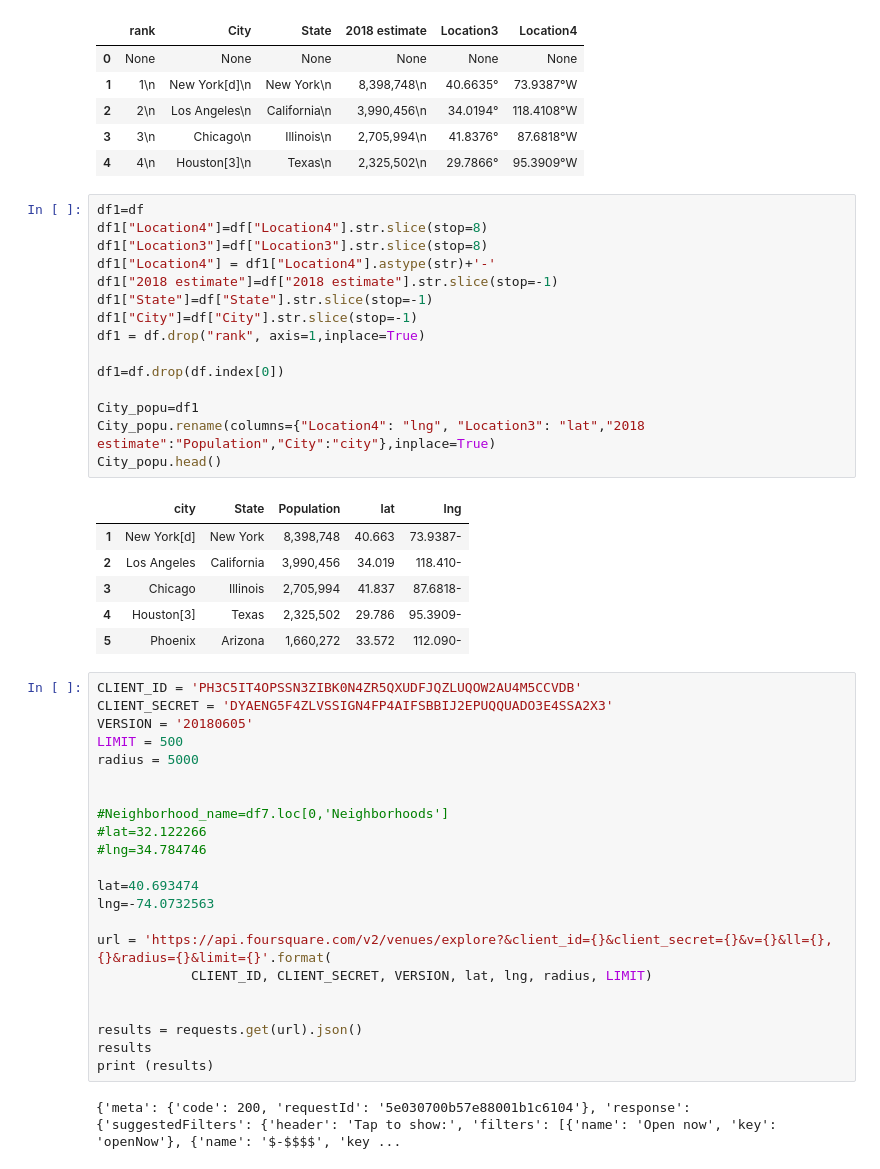
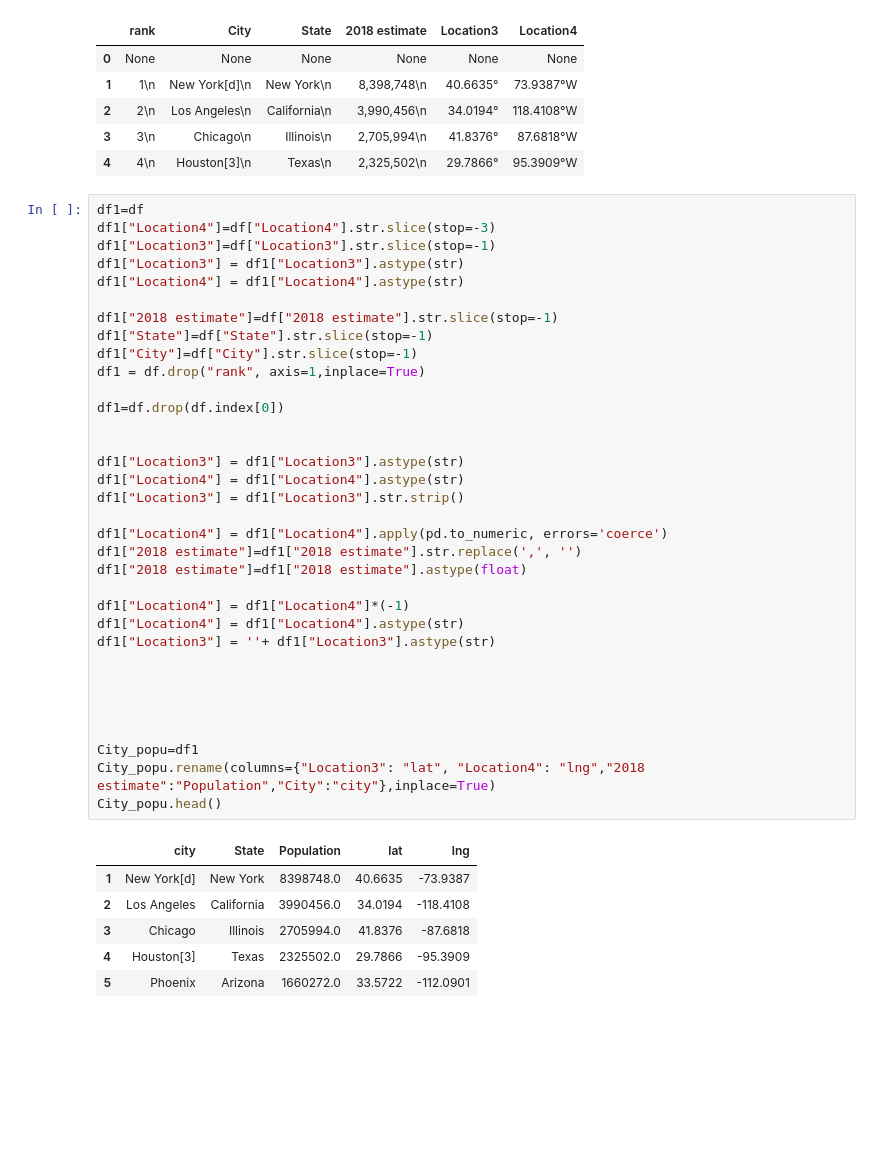
Before and after one commit to nili1975/Coursera_Capstone1, a Jupyter notebook: Capstone project week4.ipynb, the cells around one changed output. Saved outputs shown, nothing was run; the diff lists cells and outputs as text; blank space fills up the shorter version.

```diff
--- a/Capstone project week4.ipynb
+++ b/Capstone project week4.ipynb
@@ -94,47 +97,42 @@ df.head()
 | 4 | 4\n | Houston[3]\n | Texas\n | 2,325,502\n | ﻿29.7866° | 95.3909°W﻿ |
 # %%
 df1=df
-df1["Location4"]=df["Location4"].str.slice(stop=8)
-df1["Location3"]=df["Location3"].str.slice(stop=8)
-df1["Location4"] = df1["Location4"].astype(str)+'-'
+df1["Location4"]=df["Location4"].str.slice(stop=-3)
+df1["Location3"]=df["Location3"].str.slice(stop=-1)
+df1["Location3"] = df1["Location3"].astype(str)
+df1["Location4"] = df1["Location4"].astype(str)
+
 df1["2018 estimate"]=df["2018 estimate"].str.slice(stop=-1)
 df1["State"]=df["State"].str.slice(stop=-1)
 df1["City"]=df["City"].str.slice(stop=-1)
 df1 = df.drop("rank", axis=1,inplace=True)
 
 df1=df.drop(df.index[0])
 
+
+df1["Location3"] = df1["Location3"].astype(str)
+df1["Location4"] = df1["Location4"].astype(str)
+df1["Location3"] = df1["Location3"].str.strip()
+
+df1["Location4"] = df1["Location4"].apply(pd.to_numeric, errors='coerce')
+df1["2018 estimate"]=df1["2018 estimate"].str.replace(',', '')
+df1["2018 estimate"]=df1["2018 estimate"].astype(float)
+
+df1["Location4"] = df1["Location4"]*(-1)
+df1["Location4"] = df1["Location4"].astype(str)
+df1["Location3"] = ''+ df1["Location3"].astype(str)
+
+
+
+
+
 City_popu=df1
-City_popu.rename(columns={"Location4": "lng", "Location3": "lat","2018 estimate":"Population","City":"city"},inplace=True)
+City_popu.rename(columns={"Location3": "lat", "Location4": "lng","2018 estimate":"Population","City":"city"},inplace=True)
 City_popu.head()
 # %% [output]
 |  | city | State | Population | lat | lng |
-| 1 | New York[d] | New York | 8,398,748 | ﻿40.663 | 73.9387- |
-| 2 | Los Angeles | California | 3,990,456 | ﻿34.019 | 118.410- |
-| 3 | Chicago | Illinois | 2,705,994 | ﻿41.837 | 87.6818- |
-| 4 | Houston[3] | Texas | 2,325,502 | ﻿29.786 | 95.3909- |
-| 5 | Phoenix | Arizona | 1,660,272 | ﻿33.572 | 112.090- |
+| 1 | New York[d] | New York | 8398748.0 | ﻿40.6635 | -73.9387 |
+| 2 | Los Angeles | California | 3990456.0 | ﻿34.0194 | -118.4108 |
+| 3 | Chicago | Illinois | 2705994.0 | ﻿41.8376 | -87.6818 |
+| 4 | Houston[3] | Texas | 2325502.0 | ﻿29.7866 | -95.3909 |
+| 5 | Phoenix | Arizona | 1660272.0 | ﻿33.5722 | -112.0901 |
-# %%
-CLIENT_ID = 'PH3C5IT4OPSSN3ZIBK0N4ZR5QXUDFJQZLUQOW2AU4M5CCVDB'
-CLIENT_SECRET = 'DYAENG5F4ZLVSSIGN4FP4AIFSBBIJ2EPUQQUADO3E4SSA2X3'
-VERSION = '20180605'
-LIMIT = 500
-radius = 5000
-
-
-#Neighborhood_name=df7.loc[0,'Neighborhoods']
-#lat=32.122266
-#lng=34.784746
-
-lat=40.693474
-lng=-74.0732563
-
-url = 'https://api.foursquare.com/v2/venues/explore?&client_id={}&client_secret={}&v={}&ll={},{}&radius={}&limit={}'.format(
-            CLIENT_ID, CLIENT_SECRET, VERSION, lat, lng, radius, LIMIT)
-
-
-results = requests.get(url).json()
-results
-print (results)
-# %% [output]
-{'meta': {'code': 200, 'requestId': '5e030700b57e88001b1c6104'}, 'response': {'suggestedFilters': {'header': 'Tap to show:', 'filters': [{'name': 'Open now', 'key': 'openNow'}, {'name': '$-$$$$', 'key ...
```
Also changed, not shown: parts of 22 cells of this notebook.
